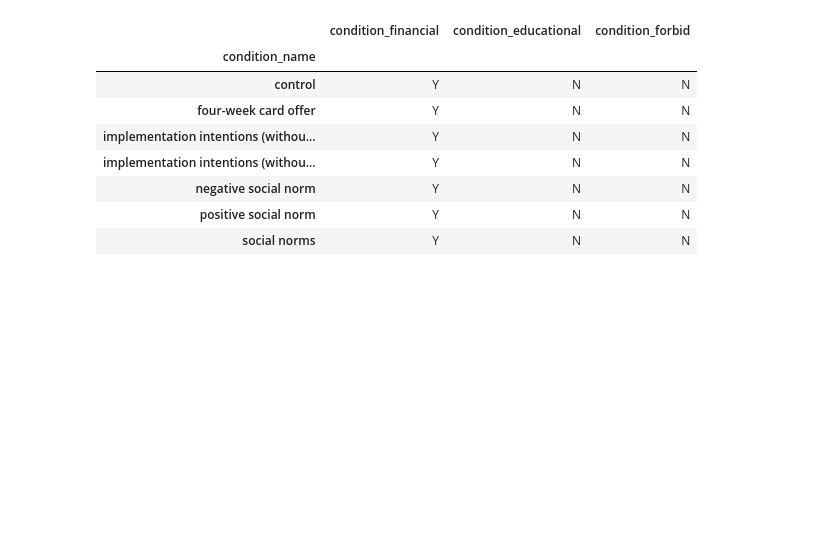
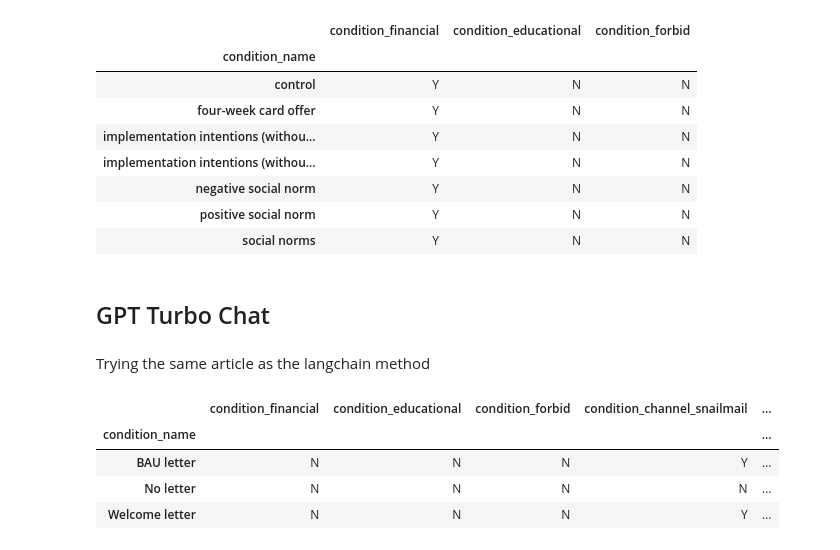
Before and after one commit to Watts-Lab/atlas, a Jupyter notebook: notebooks/gpt_turbo_atlas.ipynb, the cells around one changed output. Drawn from its saved outputs; the diff is of its cells as text; code cells hidden in the pictures; blank space fills up the shorter version.

Commit message:
checked gpt-turbo

```diff
--- a/notebooks/gpt_turbo_atlas.ipynb
+++ b/notebooks/gpt_turbo_atlas.ipynb
@@ -435,3 +441,5 @@ message = client.beta.threads.messages.create(
 )
 
 message
+# %% [markdown]
+## GPT Turbo Chat
@@ -437,0 +461,2 @@ message
+# %% [markdown]
+Trying the same article as the langchain method
@@ -437,0 +470,12 @@ message
+# %%
+behavior_human, condition_human = get_condition_behavior_human_answers(
+    master_db_df, 'A_55'
+)
+
+condition_human
+# %% [output]
+|  | condition_financial | condition_educational | condition_forbid | condition_channel_snailmail | ... |
+| condition_name |  |  |  |  | ... |
+| BAU letter | N | N | N | Y | ... |
+| No letter | N | N | N | N | ... |
+| Welcome letter | N | N | N | Y | ... |
```
Also changed, not shown: parts of 14 cells of this notebook, 4 other files.
